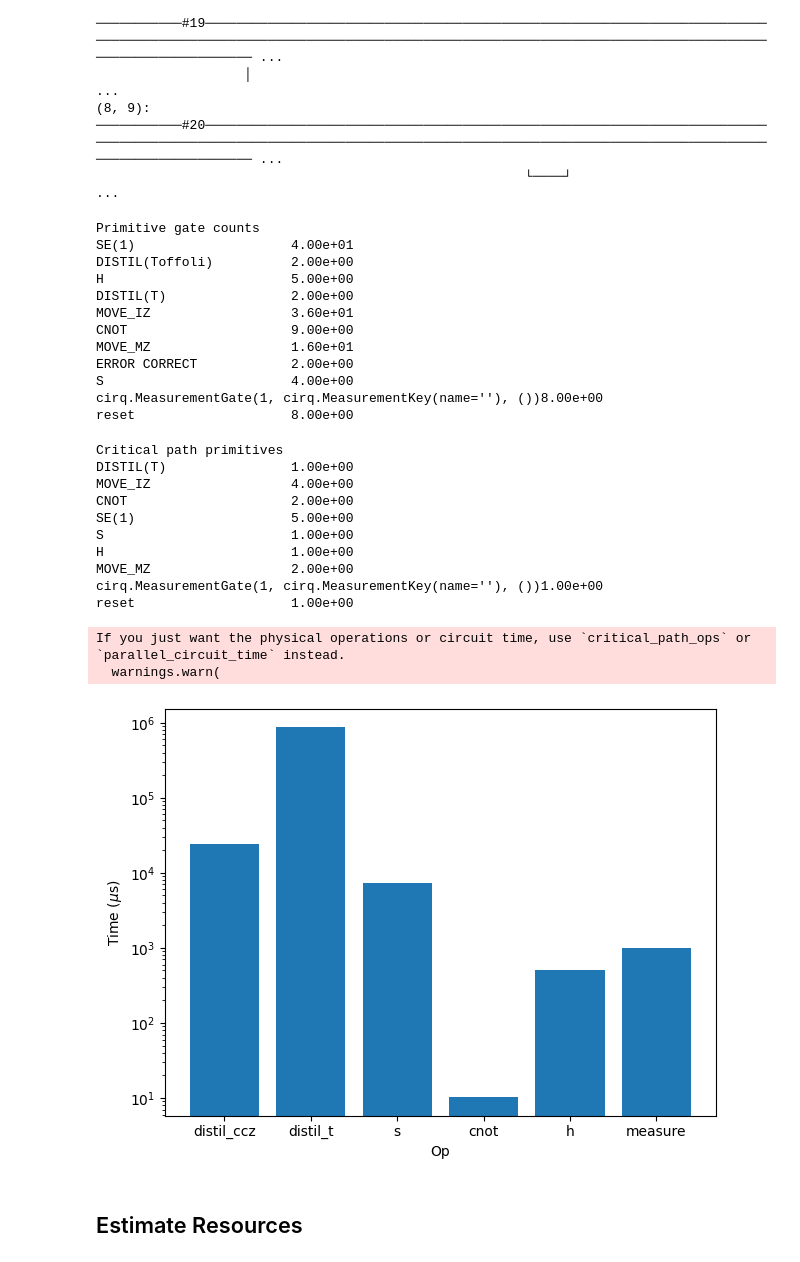
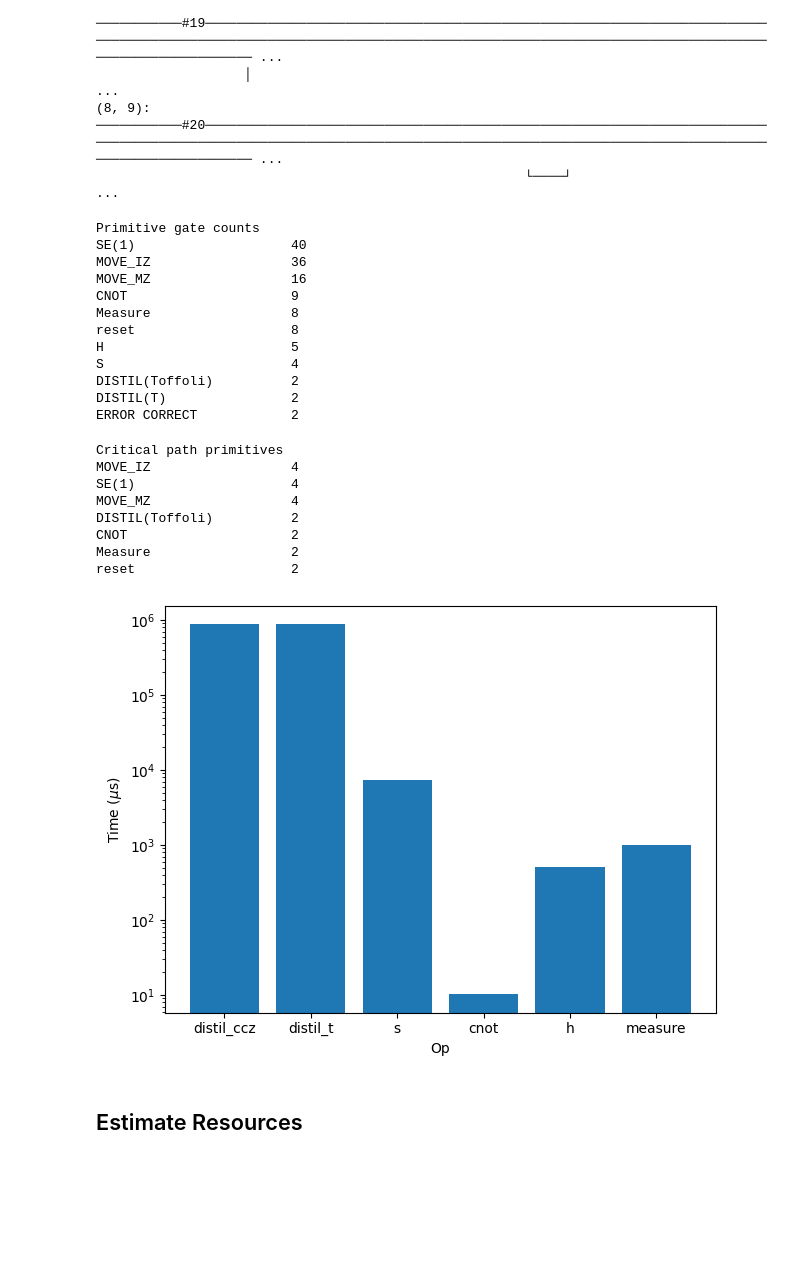
Before and after one commit to Infleqtion/resource-superstaq, a Jupyter notebook: notebooks/distillation_notebook/using_distillation.ipynb, the cells around one changed output. Saved outputs shown, nothing was run; the diff lists cells and outputs as text; code cells hidden in the pictures; blank space fills up the shorter version.

```diff
--- a/notebooks/distillation_notebook/using_distillation.ipynb
+++ b/notebooks/distillation_notebook/using_distillation.ipynb
@@ -105,67 +113,63 @@ primitive_circuit
                                                        └────┘                                                                                                                                            ...
 # %%
 # Primitive gate counts
-primitive_gate_counts = Counter([str(op.gate) for op in primitive_circuit.all_operations()])
+primitive_gate_counts = Counter(['Measure' if op in cirq.GateFamily(cirq.MeasurementGate) else str(op.gate) for op in primitive_circuit.all_operations()])
 print("Primitive gate counts")
-for op, count in primitive_gate_counts.items():
-    print(f"{op}{' ' * (25 - len(op))}{count:.2e}")
+for op, count in sorted(primitive_gate_counts.items(), key=lambda x: x[1], reverse=True):
+    print(f"{op}{' ' * (25 - len(op))}{count}")
 # %% [output]
 Primitive gate counts
-SE(1)                    4.00e+01
-DISTIL(Toffoli)          2.00e+00
-H                        5.00e+00
-DISTIL(T)                2.00e+00
-MOVE_IZ                  3.60e+01
-CNOT                     9.00e+00
-MOVE_MZ                  1.60e+01
-ERROR CORRECT            2.00e+00
-S                        4.00e+00
-cirq.MeasurementGate(1, cirq.MeasurementKey(name=''), ())8.00e+00
-reset                    8.00e+00
+SE(1)                    40
+MOVE_IZ                  36
+MOVE_MZ                  16
+CNOT                     9
+Measure                  8
+reset                    8
+H                        5
+S                        4
+DISTIL(Toffoli)          2
+DISTIL(T)                2
+ERROR CORRECT            2
 # %%
 # Primitives in the critical path
 primitive_cost = estimator.critical_path(primitive_circuit)
-primitive_counts = Counter([str(primitive.gate) for primitive in primitive_cost])
+primitive_counts = Counter(['Measure' if primitive in cirq.GateFamily(cirq.MeasurementGate) else str(primitive.gate) for primitive in primitive_cost])
 print("Critical path primitives")
-for op, count in primitive_counts.items():
-    print(f"{op}{' ' * (25 - len(op))}{count:.2e}")
+for op, count in sorted(primitive_counts.items(), key=lambda x: x[1], reverse=True):
+    print(f"{op}{' ' * (25 - len(op))}{count}")
 # %% [output]
 Critical path primitives
-DISTIL(T)                1.00e+00
-MOVE_IZ                  4.00e+00
-CNOT                     2.00e+00
-SE(1)                    5.00e+00
-S                        1.00e+00
-H                        1.00e+00
-MOVE_MZ                  2.00e+00
-cirq.MeasurementGate(1, cirq.MeasurementKey(name=''), ())1.00e+00
-reset                    1.00e+00
+MOVE_IZ                  4
+SE(1)                    4
+MOVE_MZ                  4
+DISTIL(Toffoli)          2
+CNOT                     2
+Measure                  2
+reset                    2
-If you just want the physical operations or circuit time, use `critical_path_ops` or `parallel_circuit_time` instead.
-  warnings.warn(
 # %%
 # We see distil_t is the largest cost in time
-op_times = [ssm._distil_ccz_cost["op_time"],
- ssm._distil_t_cost['op_time'],
+op_times = [ssm._distil_cost("Toffoli")["op_time"],
+ ssm._distil_cost("T")['op_time'],
  ssm._s_cost["op_time"],
  ssm._cnot_cost["op_time"],
  ssm._h_cost["op_time"],
  ssm._measure_cost["op_time"],
 ]
 op_names = ['distil_ccz',
             'distil_t',
             's',
             'cnot',
             'h',
             'measure',]
 f, ax = plt.subplots()
 ax.bar(op_names, op_times)
 ax.set_xlabel("Op")
 ax.set_ylabel(r"Time ($\mu$s)")
 ax.set_yscale('log')
 plt.tight_layout()
 plt.show()
 # %% [output]
-[figure, old version]
+[figure, new version]
 # %% [markdown]
 ## Estimate Resources
 # %%
```
Also changed, not shown: parts of 8 cells of this notebook, 2 other files.
